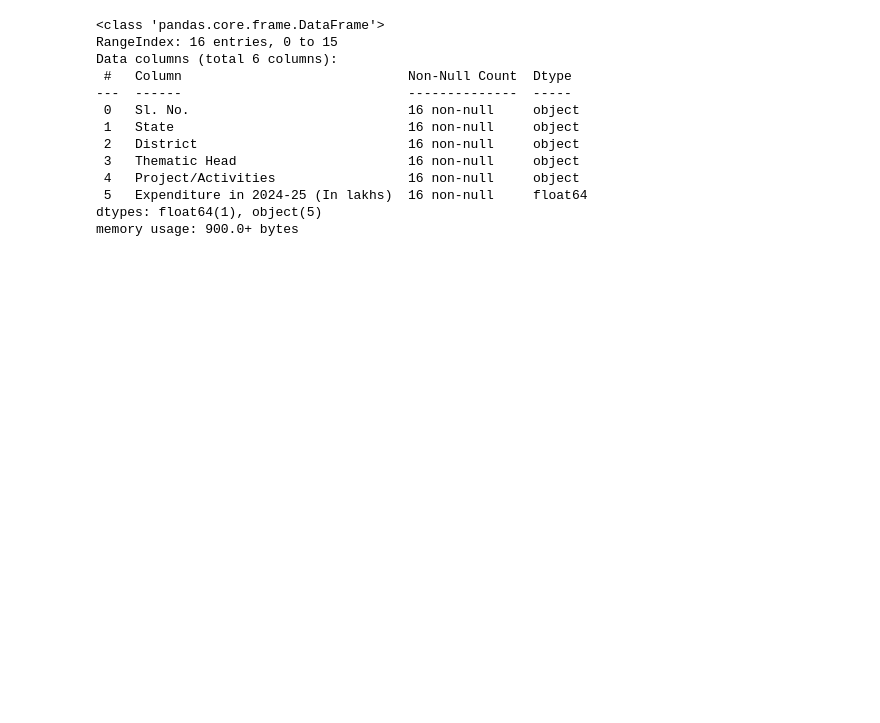
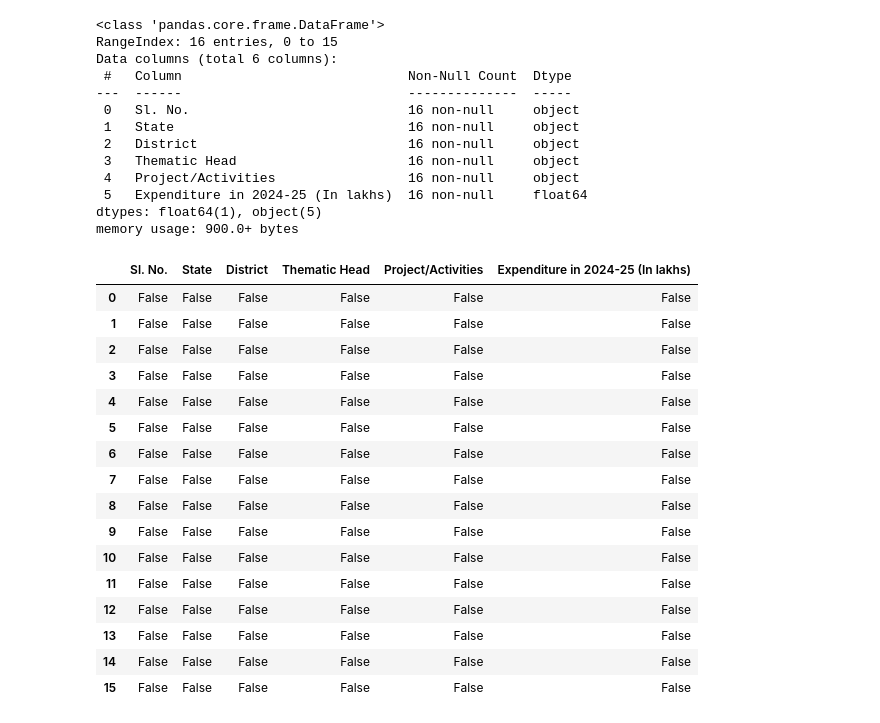
Before and after one commit to iamabirakash/Python, a Jupyter notebook: DataFrame.ipynb, the cells around one changed output. Drawn from its saved outputs; the diff is of its cells as text; code cells hidden in the pictures; blank space fills up the shorter version.

```diff
--- a/DataFrame.ipynb
+++ b/DataFrame.ipynb
@@ -237,3 +237,23 @@ Data columns (total 6 columns):
  5   Expenditure in 2024-25 (In lakhs)  16 non-null     float64
 dtypes: float64(1), object(5)
 memory usage: 900.0+ bytes
+# %%
+c.isna()
+# %% [output]
+|  | Sl. No. | State | District | Thematic Head | Project/Activities | Expenditure in 2024-25 (In lakhs) |
+| 0 | False | False | False | False | False | False |
+| 1 | False | False | False | False | False | False |
+| 2 | False | False | False | False | False | False |
+| 3 | False | False | False | False | False | False |
+| 4 | False | False | False | False | False | False |
+| 5 | False | False | False | False | False | False |
+| 6 | False | False | False | False | False | False |
+| 7 | False | False | False | False | False | False |
+| 8 | False | False | False | False | False | False |
+| 9 | False | False | False | False | False | False |
+| 10 | False | False | False | False | False | False |
+| 11 | False | False | False | False | False | False |
+| 12 | False | False | False | False | False | False |
+| 13 | False | False | False | False | False | False |
+| 14 | False | False | False | False | False | False |
+| 15 | False | False | False | False | False | False |
```
Also changed, not shown: parts of 1 cell of this notebook.
